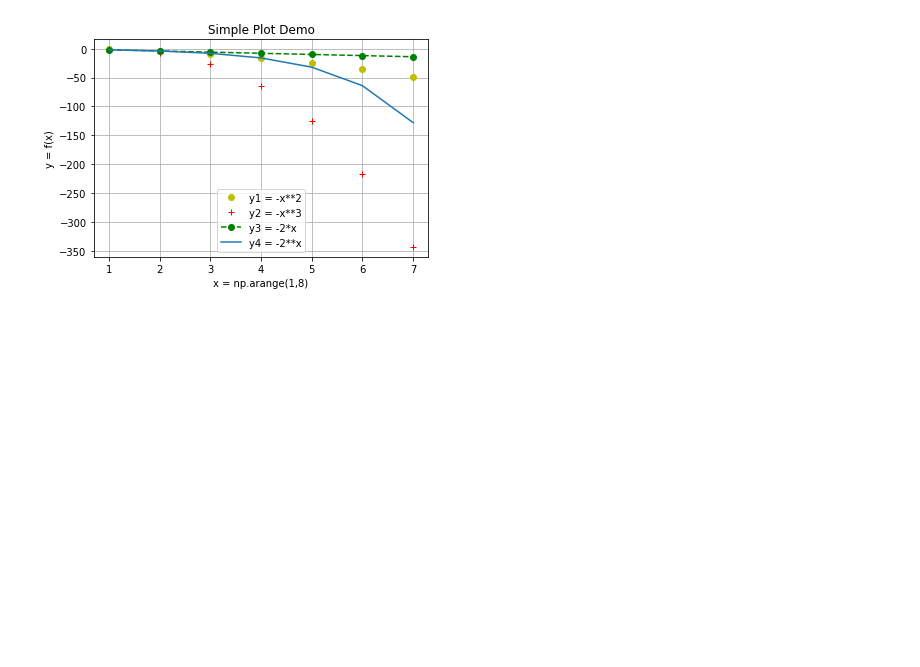
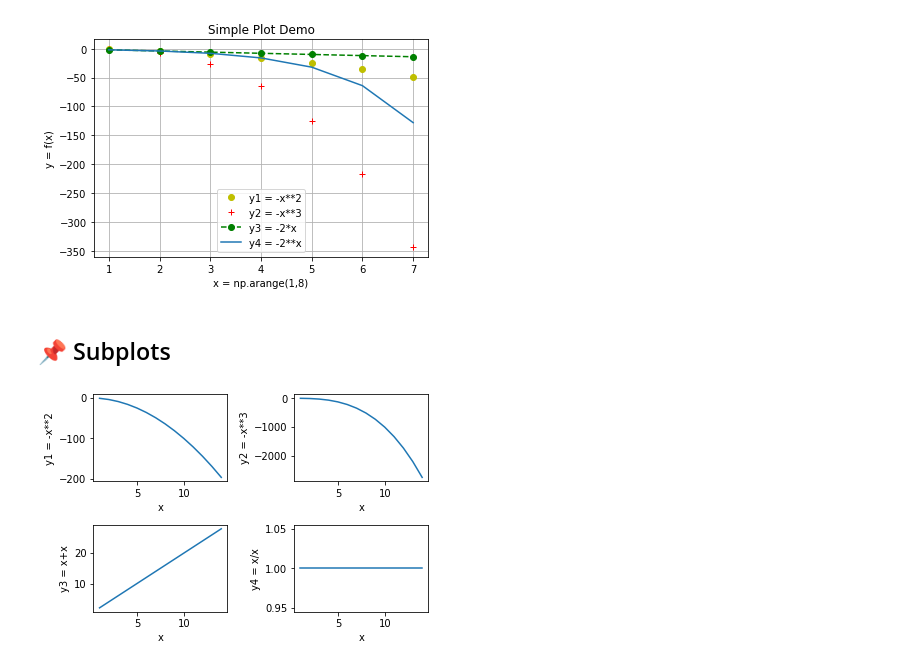
Before and after one commit to YeoJiSu/WritingForCS-study-blog, a Jupyter notebook: 6/Matplotlib_practice.ipynb, the cells around one changed output. Saved outputs shown, nothing was run; the diff lists cells and outputs as text; code cells hidden in the pictures; blank space fills up the shorter version.

Commit message:
Add subplot

```diff
--- a/6/Matplotlib_practice.ipynb
+++ b/6/Matplotlib_practice.ipynb
@@ -264,3 +264,36 @@ plt.savefig('fig1.svg') # svg 저장
 plt.show()
 # %% [output]
 [figure]
+# %% [markdown]
+## 📌 Subplots
+# %%
+x = np.arange(1,15)
+y1 = -x**2
+y2 = -x**3
+y3 = x+x
+y4 = x/x
+plt.subplots_adjust(wspace=0.5, hspace=0.5)
+
+plt.subplot(2,2,1) # 2행 2열의 첫번째
+plt.plot(x,y1)
+plt.xlabel("x")
+plt.ylabel("y1 = -x**2")
+
+plt.subplot(2,2,2) # 2행 2열의 두번째
+plt.plot(x,y2)
+plt.xlabel("x")
+plt.ylabel("y2 = -x**3")
+
+plt.subplot(2,2,3) # 2행 2열의 세번째
+plt.plot(x,y3)
+plt.xlabel("x")
+plt.ylabel("y3 = x+x")
+
+plt.subplot(2,2,4) # 2행 2열의 네번째
+plt.plot(x,y4)
+plt.xlabel("x")
+plt.ylabel("y4 = x/x")
+
+plt.show()
+# %% [output]
+[figure, added]
```
